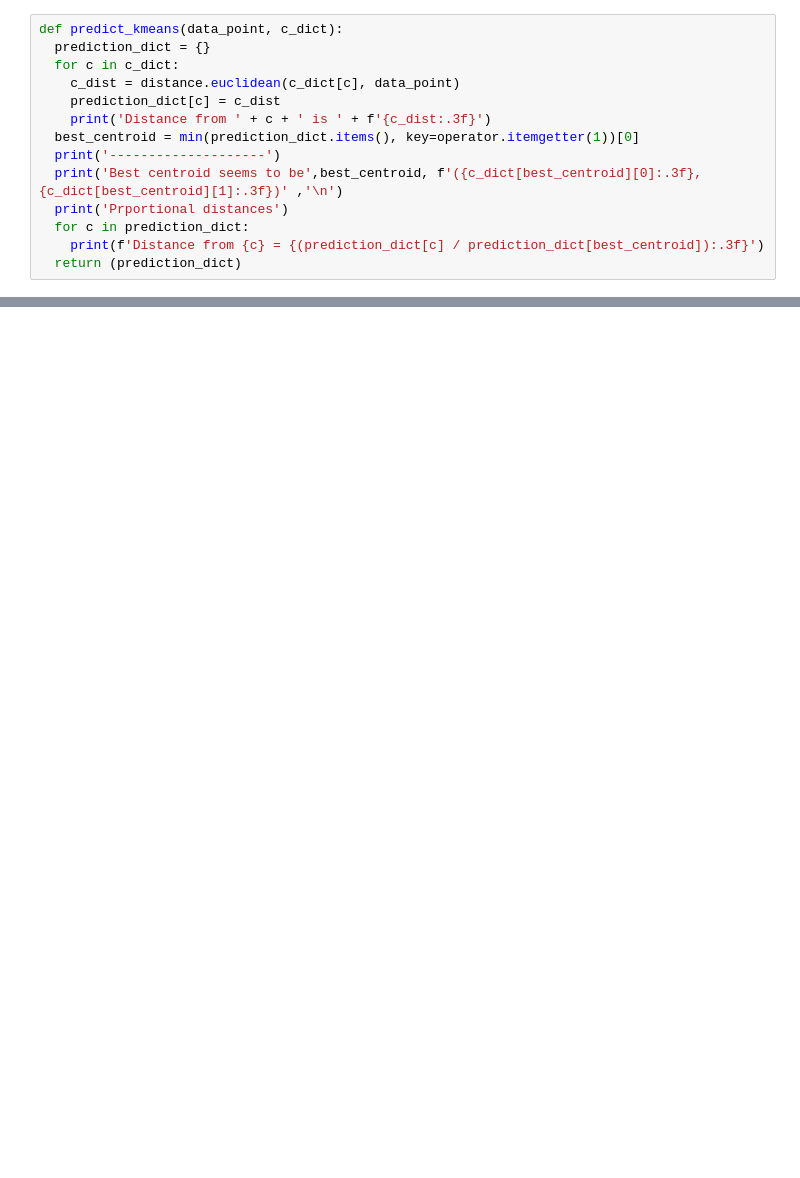
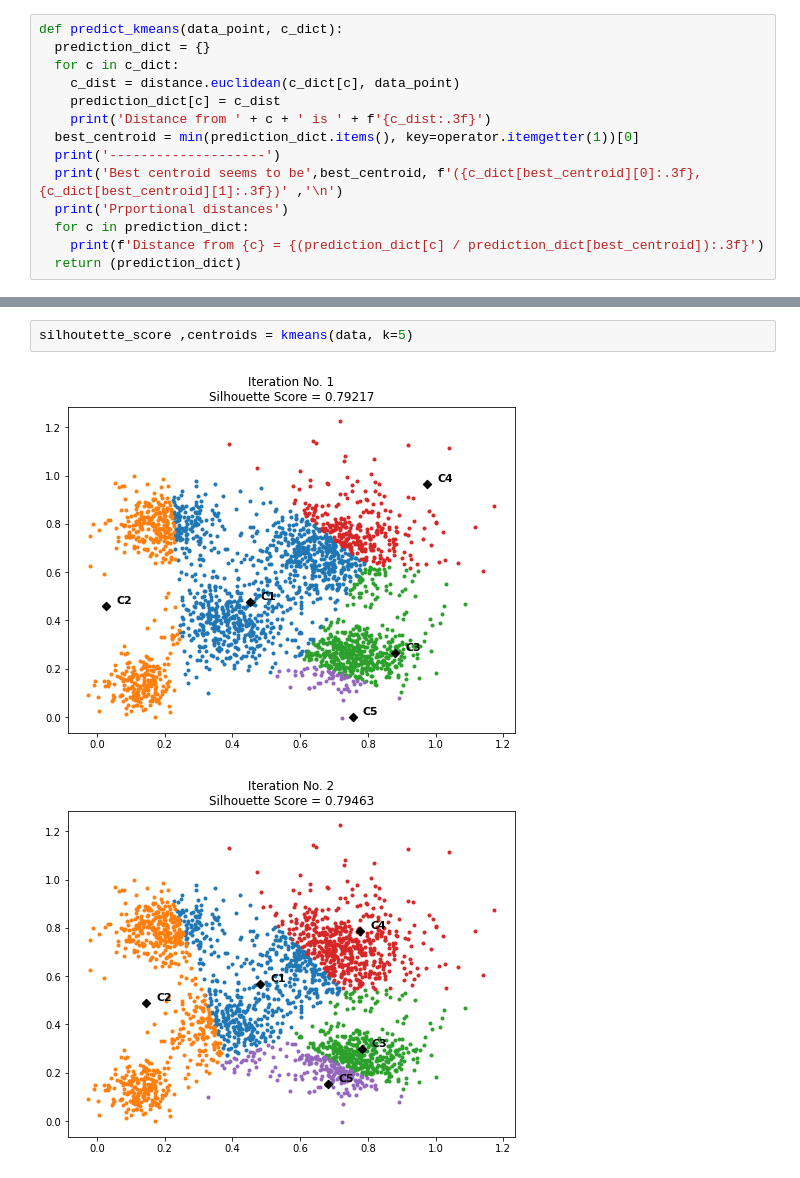
Before and after one commit to FarshadAmiri/Learning-Machine_Learning, a Jupyter notebook: K_means_from_scratch.ipynb, the cells around one changed output, grey strips where cells are left out. Cells and saved outputs as stored; diff of their text form; blank space fills up the shorter version.

```diff
--- a/K_means_from_scratch.ipynb
+++ b/K_means_from_scratch.ipynb
@@ -129,0 +188,5 @@ def predict_kmeans(data_point, c_dict):
+# %%
+silhoutette_score ,centroids = kmeans(data, k=5)
+# %% [output]
+[figure, added]
+[figure, added]
```
Also changed, not shown: parts of 15 cells of this notebook.
